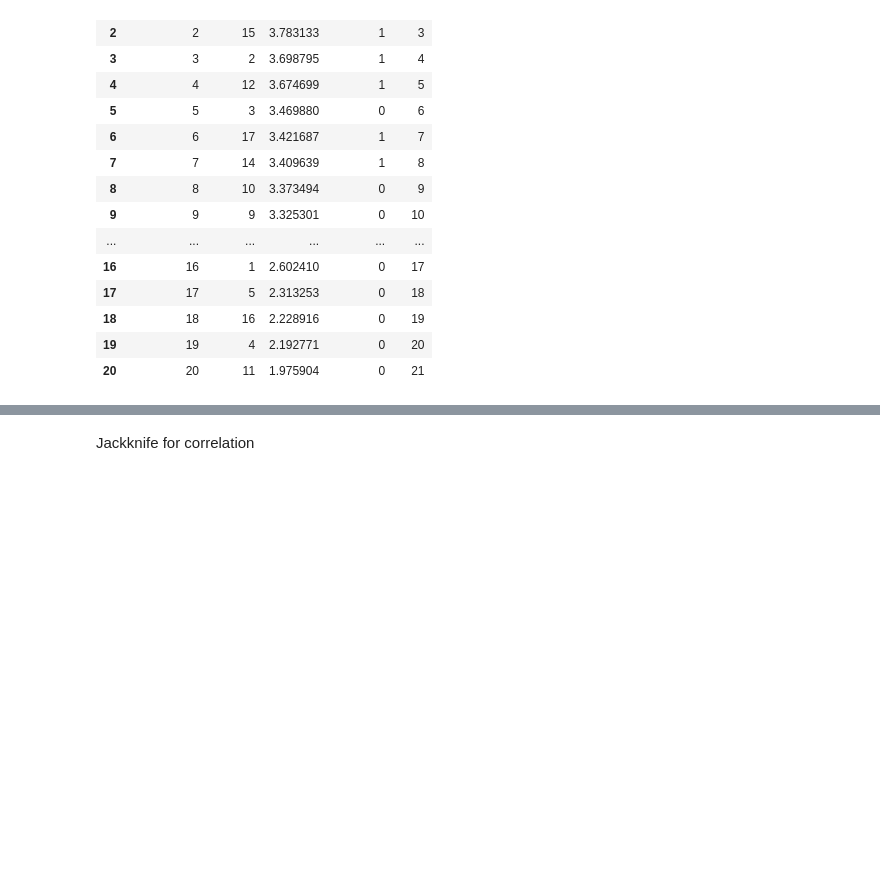
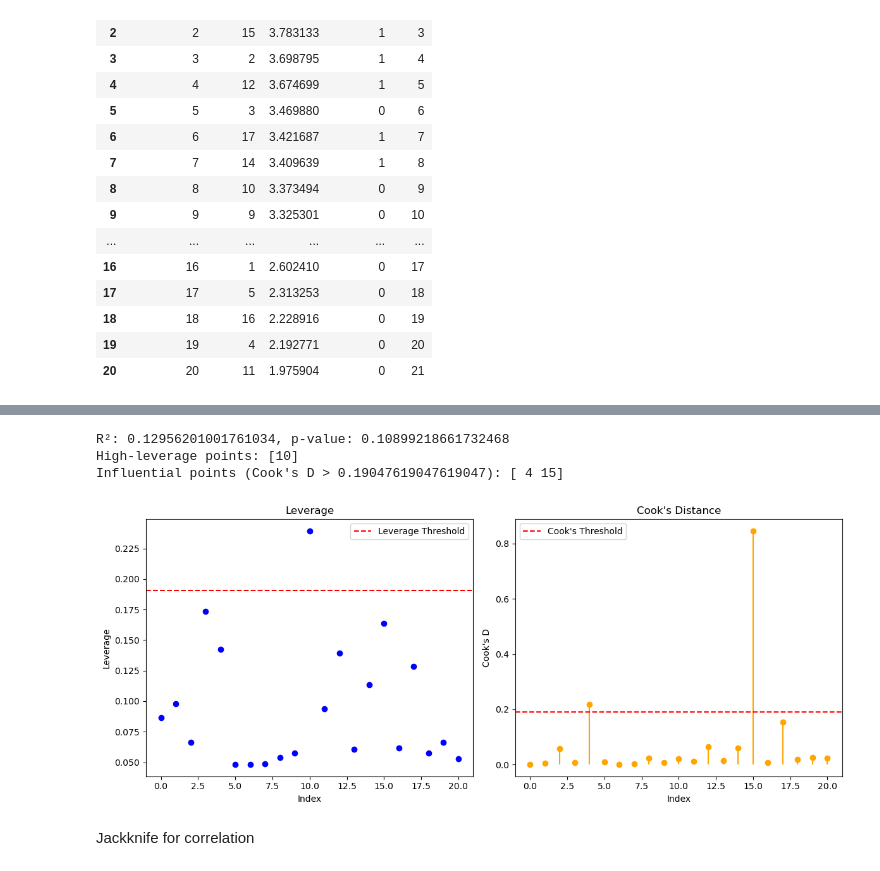
Before and after one commit to haiqin-zhang/AM-EEG, a Jupyter notebook: wavelet/plot_all_diffs.ipynb, the cells around one changed output, grey strips where cells are left out. Cells and saved outputs as stored; diff of their text form; code cells hidden in the pictures; blank space fills up the shorter version.

```diff
--- a/wavelet/plot_all_diffs.ipynb
+++ b/wavelet/plot_all_diffs.ipynb
@@ -323,3 +393,72 @@ plt.show()
+# %%
+import numpy as np
+import pandas as pd
+import statsmodels.api as sm
+from scipy import stats
+
+# Example data: Replace with your actual DataFrame
+# power_diff_ranked = pd.DataFrame({
+#     'score': [...],  # Your x-axis values
+#     'diff': [...]    # Your y-axis values
+# })
+
+# Extract x (independent) and y (dependent) variables
+x = power_diff_ranked['score']
+y = power_diff_ranked['diff']
+
+# Perform correlation using scipy
+correlation = stats.linregress(x, y)
+print(f"R²: {correlation.rvalue**2}, p-value: {correlation.pvalue}")
+
+# Add constant to x for statsmodels
+X = sm.add_constant(x)
+
+# Fit the regression model
+model = sm.OLS(y, X).fit()
+
+# Compute influence measures
+influence = model.get_influence()
+leverage = influence.hat_matrix_diag
+cooks_d = influence.cooks_distance[0]
+
+# Identify high-leverage points
+leverage_threshold = 2 * (len(model.params) / len(x))
+high_leverage_points = np.where(leverage > leverage_threshold)[0]
+print(f"High-leverage points: {high_leverage_points}")
+
+# Identify influential points using Cook's distance
+cooks_threshold = 4 / len(x)
+influential_points = np.where(cooks_d > cooks_threshold)[0]
+print(f"Influential points (Cook's D > {cooks_threshold}): {influential_points}")
+
+# Visualization: Leverage and Cook's distance
+import matplotlib.pyplot as plt
+
+fig, ax = plt.subplots(1, 2, figsize=(12, 5))
+
+# Leverage plot
+ax[0].scatter(range(len(x)), leverage, color='blue')
+ax[0].axhline(leverage_threshold, color='red', linestyle='--', label='Leverage Threshold')
+ax[0].set_title('Leverage')
+ax[0].set_xlabel('Index')
+ax[0].set_ylabel('Leverage')
+ax[0].legend()
+
+# Cook's distance plot
+ax[1].stem(range(len(x)), cooks_d, basefmt=" ", linefmt="orange", markerfmt="o")
+ax[1].axhline(cooks_threshold, color='red', linestyle='--', label="Cook's Threshold")
+ax[1].set_title("Cook's Distance")
+ax[1].set_xlabel('Index')
+ax[1].set_ylabel("Cook's D")
+ax[1].legend()
+
+plt.tight_layout()
+plt.show()
+# %% [output]
+R²: 0.12956201001761034, p-value: 0.10899218661732468
+High-leverage points: [10]
+Influential points (Cook's D > 0.19047619047619047): [ 4 15]
+[figure, added]
 # %% [markdown]
 Jackknife for correlation
 # %%
```
Also changed, not shown: parts of 11 cells of this notebook, 25 other files.
